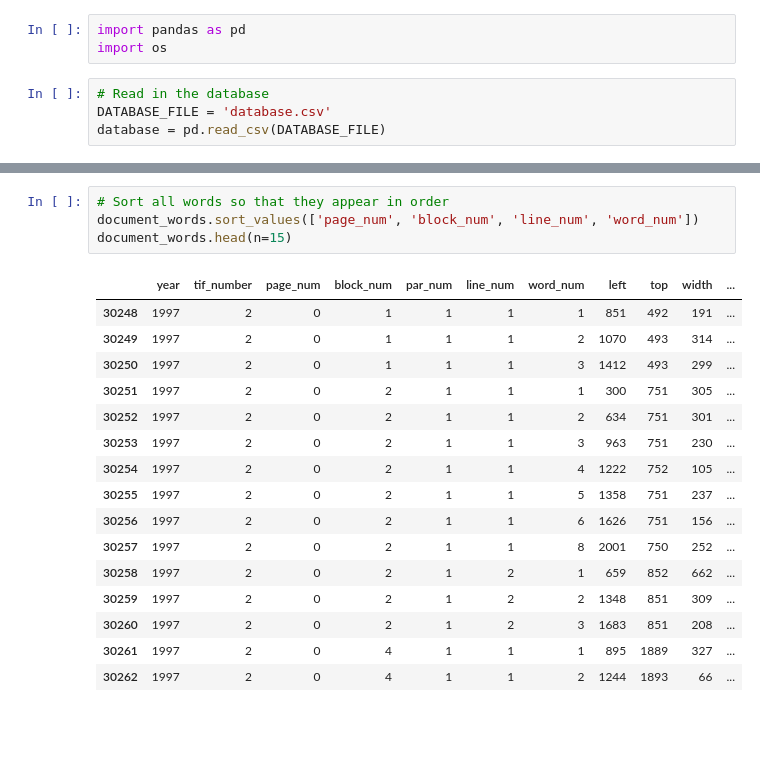
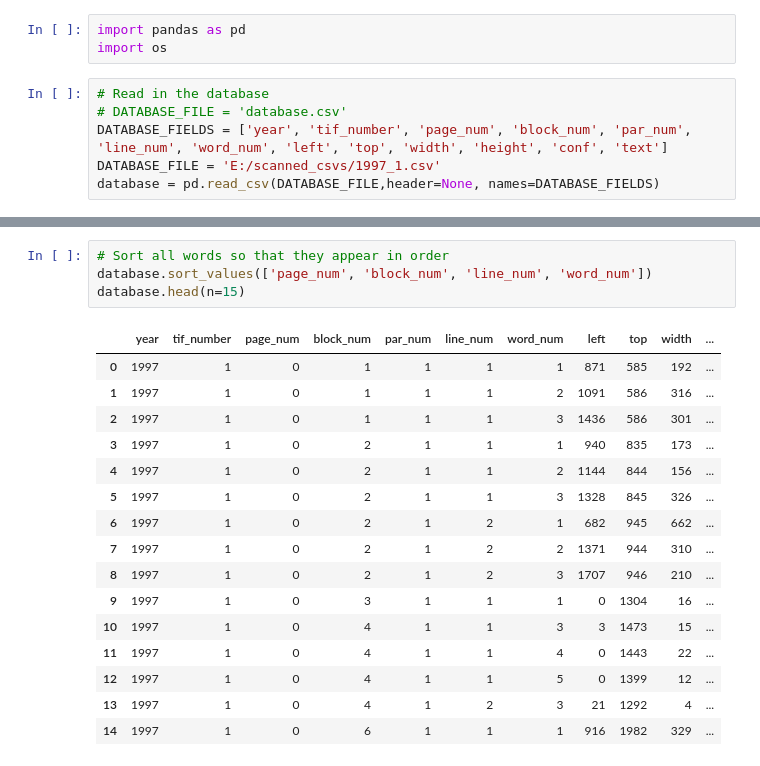
Before and after one commit to TIFScrapingOrg/DataScraping, a Jupyter notebook: create_document_string.ipynb, the cells around one changed output, grey strips where cells are left out. Saved outputs shown, nothing was run; the diff lists cells and outputs as text; blank space fills up the shorter version.

```diff
--- a/create_document_string.ipynb
+++ b/create_document_string.ipynb
@@ -3,8 +3,10 @@ import pandas as pd
 import os
 # %%
 # Read in the database
-DATABASE_FILE = 'database.csv'
-database = pd.read_csv(DATABASE_FILE)
+# DATABASE_FILE = 'database.csv'
+DATABASE_FIELDS = ['year', 'tif_number', 'page_num', 'block_num', 'par_num', 'line_num', 'word_num', 'left', 'top', 'width', 'height', 'conf', 'text']
+DATABASE_FILE = 'E:/scanned_csvs/1997_1.csv'
+database = pd.read_csv(DATABASE_FILE,header=None, names=DATABASE_FIELDS)
 # %%
 database
 # %% [output]
@@ -42,24 +34,24 @@ document_words
 # %%
 # Sort all words so that they appear in order
-document_words.sort_values(['page_num', 'block_num', 'line_num', 'word_num'])
-document_words.head(n=15)
+database.sort_values(['page_num', 'block_num', 'line_num', 'word_num'])
+database.head(n=15)
 # %% [output]
 |  | year | tif_number | page_num | block_num | par_num | line_num | word_num | left | top | width | ... |
-| 30248 | 1997 | 2 | 0 | 1 | 1 | 1 | 1 | 851 | 492 | 191 | ... |
-| 30249 | 1997 | 2 | 0 | 1 | 1 | 1 | 2 | 1070 | 493 | 314 | ... |
-| 30250 | 1997 | 2 | 0 | 1 | 1 | 1 | 3 | 1412 | 493 | 299 | ... |
-| 30251 | 1997 | 2 | 0 | 2 | 1 | 1 | 1 | 300 | 751 | 305 | ... |
-| 30252 | 1997 | 2 | 0 | 2 | 1 | 1 | 2 | 634 | 751 | 301 | ... |
-| 30253 | 1997 | 2 | 0 | 2 | 1 | 1 | 3 | 963 | 751 | 230 | ... |
-| 30254 | 1997 | 2 | 0 | 2 | 1 | 1 | 4 | 1222 | 752 | 105 | ... |
-| 30255 | 1997 | 2 | 0 | 2 | 1 | 1 | 5 | 1358 | 751 | 237 | ... |
-| 30256 | 1997 | 2 | 0 | 2 | 1 | 1 | 6 | 1626 | 751 | 156 | ... |
-| 30257 | 1997 | 2 | 0 | 2 | 1 | 1 | 8 | 2001 | 750 | 252 | ... |
-| 30258 | 1997 | 2 | 0 | 2 | 1 | 2 | 1 | 659 | 852 | 662 | ... |
-| 30259 | 1997 | 2 | 0 | 2 | 1 | 2 | 2 | 1348 | 851 | 309 | ... |
-| 30260 | 1997 | 2 | 0 | 2 | 1 | 2 | 3 | 1683 | 851 | 208 | ... |
-| 30261 | 1997 | 2 | 0 | 4 | 1 | 1 | 1 | 895 | 1889 | 327 | ... |
-| 30262 | 1997 | 2 | 0 | 4 | 1 | 1 | 2 | 1244 | 1893 | 66 | ... |
+| 0 | 1997 | 1 | 0 | 1 | 1 | 1 | 1 | 871 | 585 | 192 | ... |
+| 1 | 1997 | 1 | 0 | 1 | 1 | 1 | 2 | 1091 | 586 | 316 | ... |
+| 2 | 1997 | 1 | 0 | 1 | 1 | 1 | 3 | 1436 | 586 | 301 | ... |
+| 3 | 1997 | 1 | 0 | 2 | 1 | 1 | 1 | 940 | 835 | 173 | ... |
+| 4 | 1997 | 1 | 0 | 2 | 1 | 1 | 2 | 1144 | 844 | 156 | ... |
+| 5 | 1997 | 1 | 0 | 2 | 1 | 1 | 3 | 1328 | 845 | 326 | ... |
+| 6 | 1997 | 1 | 0 | 2 | 1 | 2 | 1 | 682 | 945 | 662 | ... |
+| 7 | 1997 | 1 | 0 | 2 | 1 | 2 | 2 | 1371 | 944 | 310 | ... |
+| 8 | 1997 | 1 | 0 | 2 | 1 | 2 | 3 | 1707 | 946 | 210 | ... |
+| 9 | 1997 | 1 | 0 | 3 | 1 | 1 | 1 | 0 | 1304 | 16 | ... |
+| 10 | 1997 | 1 | 0 | 4 | 1 | 1 | 3 | 3 | 1473 | 15 | ... |
+| 11 | 1997 | 1 | 0 | 4 | 1 | 1 | 4 | 0 | 1443 | 22 | ... |
+| 12 | 1997 | 1 | 0 | 4 | 1 | 1 | 5 | 0 | 1399 | 12 | ... |
+| 13 | 1997 | 1 | 0 | 4 | 1 | 2 | 3 | 21 | 1292 | 4 | ... |
+| 14 | 1997 | 1 | 0 | 6 | 1 | 1 | 1 | 916 | 1982 | 329 | ... |
 # %%
 # Concatenate all words
 # By spaces in word_num, by carriage returns in line_num
```
Also changed, not shown: parts of 4 cells of this notebook.
